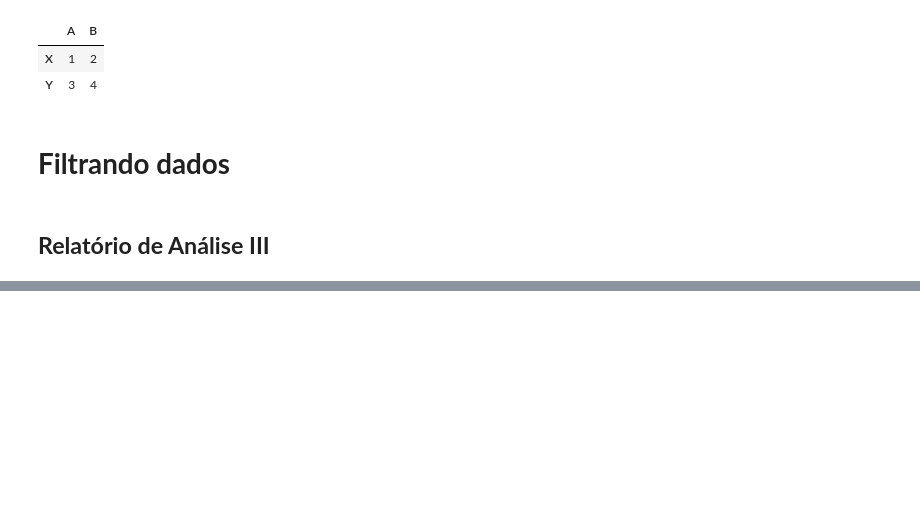
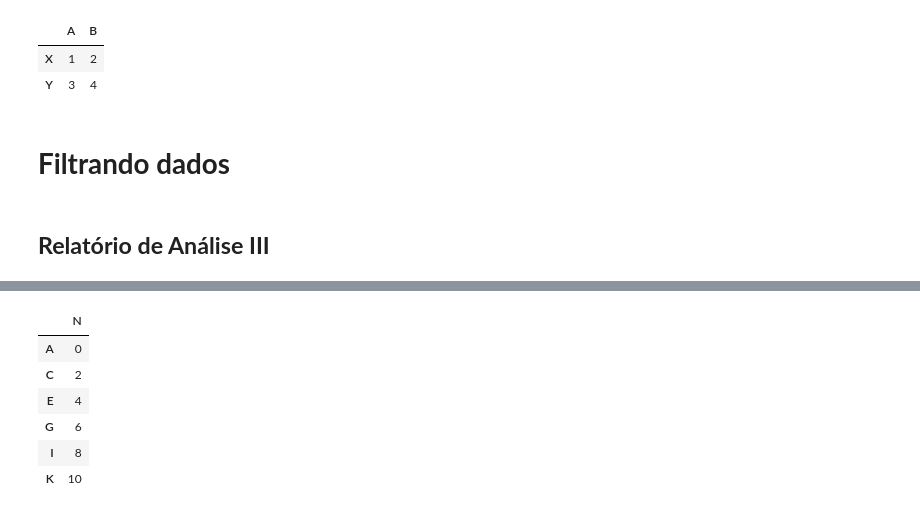
Before and after one commit to cesarcalafrioli/PYTHON_ANOTACOES, a Jupyter notebook: pandas.ipynb, the cells around one changed output, grey strips where cells are left out. Cells and saved outputs as stored; diff of their text form; code cells hidden in the pictures; blank space fills up the shorter version.

```diff
--- a/pandas.ipynb
+++ b/pandas.ipynb
@@ -568,0 +687,20 @@ dados.head(10)
+# %%
+import pandas as pd
+
+numeros = [i for i in range(11)]
+letras = [chr(i + 65) for i in range(11)]
+nome_coluna = ['N']
+
+df = pd.DataFrame(data = numeros, index = letras, columns = nome_coluna)
+# %%
+selecao = df['N'].isin([i for i in range(11) if i % 2 == 0])
+df = df[selecao]
+df
+# %% [output]
+|  | N |
+| A | 0 |
+| C | 2 |
+| E | 4 |
+| G | 6 |
+| I | 8 |
+| K | 10 |
```
Also changed, not shown: parts of 15 cells of this notebook.
